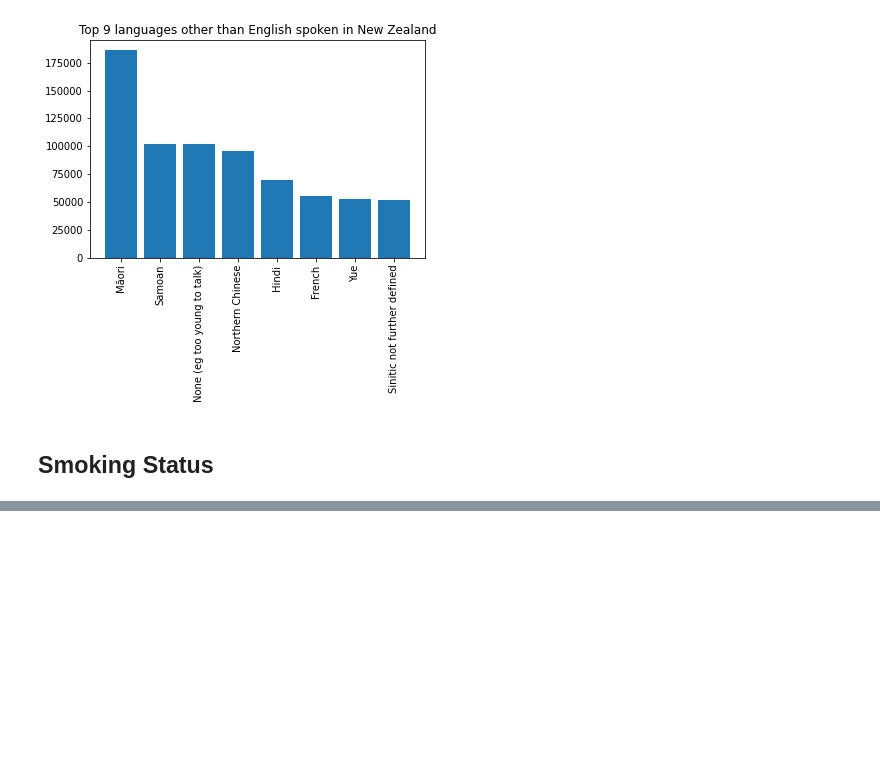
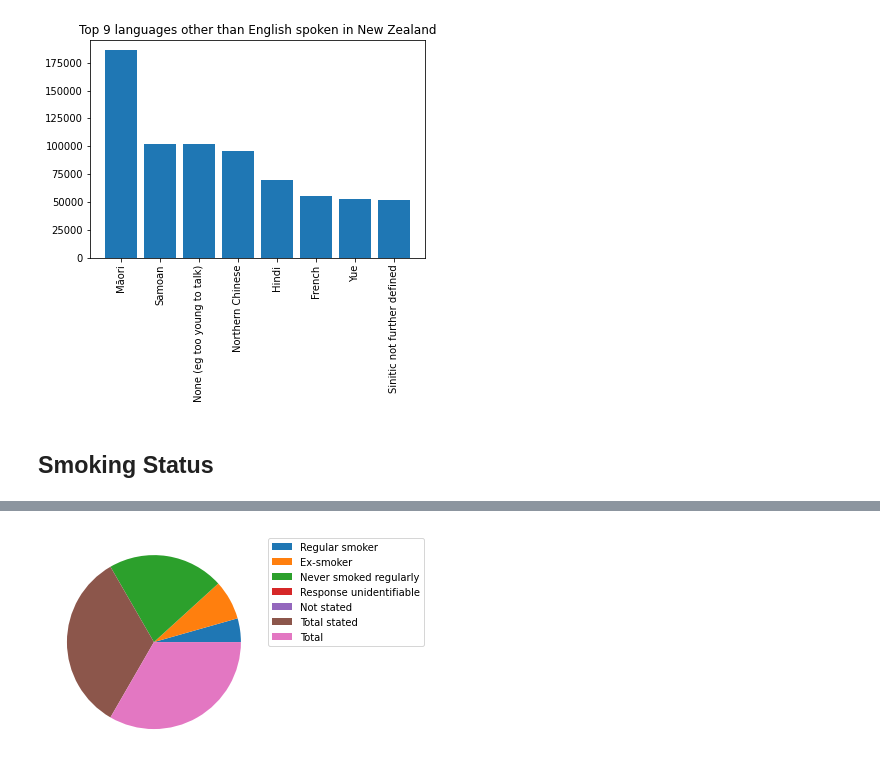
Before and after one commit to Joseph-See/NZ-Stats-Analysis-Python, a Jupyter notebook: NZ_census_analysis.ipynb, the cells around one changed output, grey strips where cells are left out. Drawn from its saved outputs; the diff is of its cells as text; code cells hidden in the pictures; blank space fills up the shorter version.

```diff
--- a/NZ_census_analysis.ipynb
+++ b/NZ_census_analysis.ipynb
@@ -104,3 +104,5 @@ plt.show()
 ## Smoking Status
 # %%
 df_smoking = pd.read_csv("cigarette-smoking-behaviour-2018-census-csv.csv")
+df_smoking.columns = ['Code', 'Smoking_Status', 'Population']
+df_smoking.head(df_smoking.size)
@@ -106,0 +118,8 @@ df_smoking = pd.read_csv("cigarette-smoking-behaviour-2018-census-csv.csv")
+# %%
+num_smokers = df_smoking.Population
+smokers_class = df_smoking.Smoking_Status
+plt.pie(num_smokers)
+plt.legend(smokers_class, bbox_to_anchor=(1,1) ,loc='best')
+plt.show()
+# %% [output]
+[figure, added]
```
Also changed, not shown: parts of 1 cell of this notebook, 1 other file.
